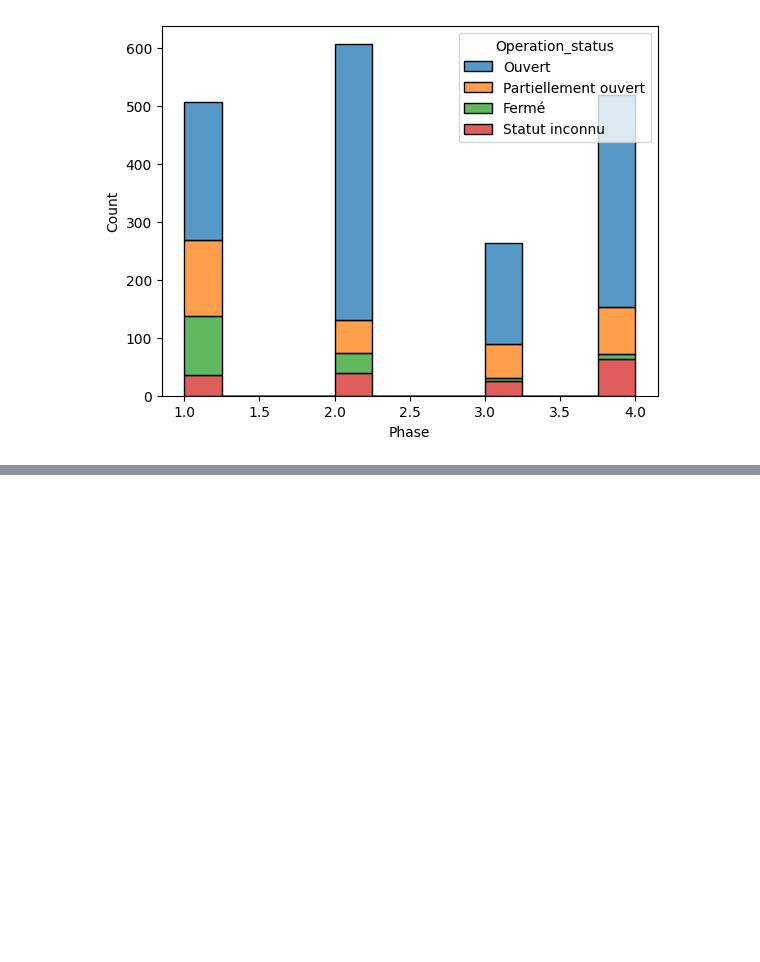
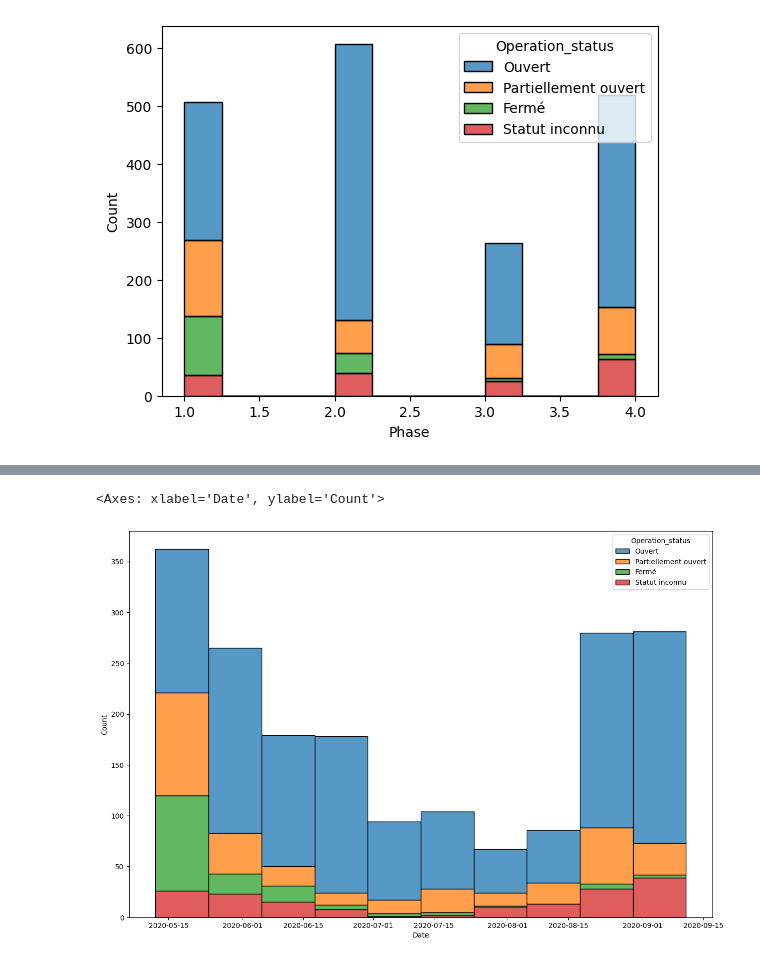
Before and after one commit to ngocmphan/survival_rate_montreal_businesses, a Jupyter notebook: survival_rate_montreal_businesses.ipynb, the cells around one changed output, grey strips where cells are left out. Cells and saved outputs as stored; diff of their text form; code cells hidden in the pictures; blank space fills up the shorter version.

```diff
--- a/survival_rate_montreal_businesses.ipynb
+++ b/survival_rate_montreal_businesses.ipynb
@@ -199,0 +189,7 @@ sns.histplot(df_with_loc, x='Phase', hue='Operation_status', multiple='stack')
+# %%
+# Status of operations by date
+plt.figure(figsize=(15,10))
+sns.histplot(data=df_with_loc, x='Date', hue='Operation_status', multiple='stack', bins=10)
+# %% [output]
+<Axes: xlabel='Date', ylabel='Count'>
+[figure, added]
```
Also changed, not shown: parts of 4 cells of this notebook.
